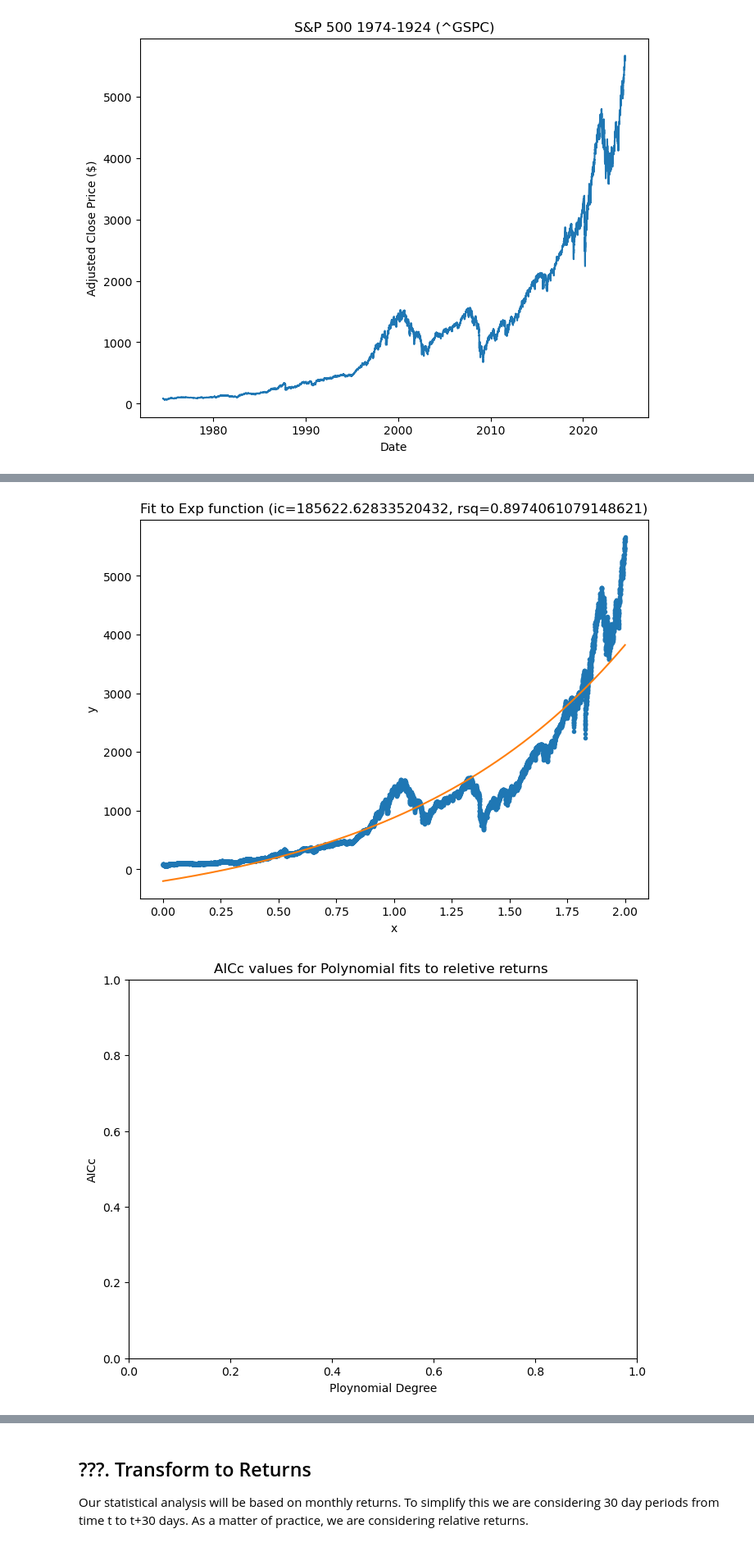
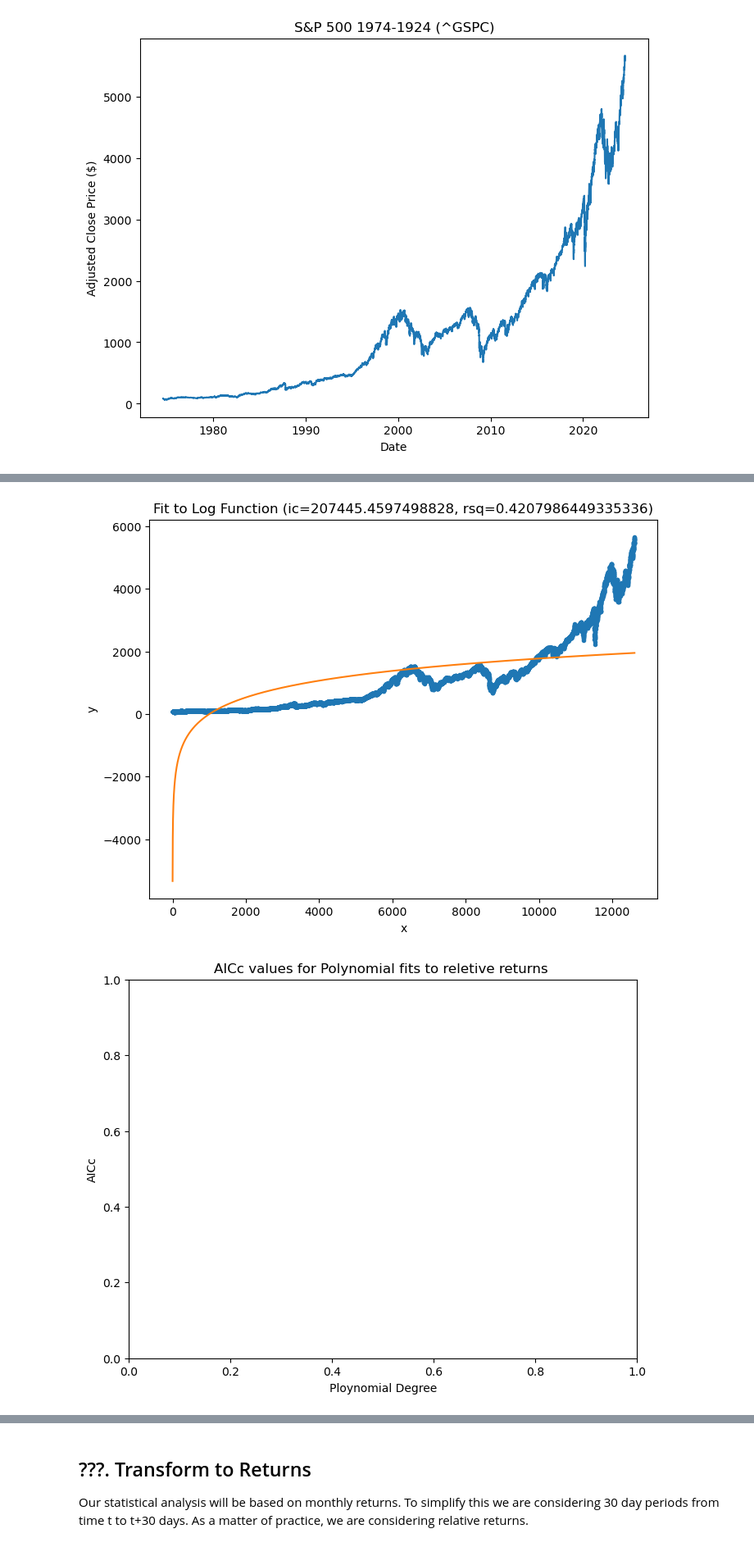
Before and after one commit to Rtasseff/condor_test, a Jupyter notebook: project/202407_marketTrends.ipynb, the cells around one changed output, grey strips where cells are left out. Shown: that part at 82% size. Cells and saved outputs as stored; diff of their text form; code cells hidden in the pictures.

```diff
--- a/project/202407_marketTrends.ipynb
+++ b/project/202407_marketTrends.ipynb
@@ -115,7 +134,7 @@ Here we will use the corrected Akaike Information Criterion, AICc.
 # %%
 
 # maximum order of polynomials (we exclude 0th) *USER SET*
-maxPolyOrder = 7
+maxPolyOrder = 6
 
 ##############
 
@@ -130,13 +149,35 @@ y = sp500_history['Adj Close**']
 
 
 
-def run_model(X,y,name,x):
+def run_model(X,y):
     # statsmodels ordinary least squares regression model
     regr = OLS(y, X).fit()
     ic = regr.bic
     rsq = regr.rsquared_adj
     yHat = regr.predict(X)
 
+    return ic, rsq, yHat, regr
+
+# Run through all poly deg models
+for i in range(maxPolyOrder):
+    polyOrder = i+1
+    name = 'Polynomial Order '+str(polyOrder)
+    names.append(name)
+
+    # Create X matrix
+    if polyOrder == 1:
+        X = add_constant(x.reshape(-1, 1))
+    else:
+        X = np.c_[X, x**polyOrder]
+
+    ic, rsq, yHat, model = run_model(X,y)
+
+    # Hack to capture the chosen fit of order 4, added posthock
+    if polyOrder == 4:
+        yHat_final = yHat
+
+    ics.append(ic)
+    rsqs.append(rsq)
 
     # Plot the data for sanity check
     plt.figure(figsize=(8, 6))
@@ -146,33 +187,40 @@ def run_model(X,y,name,x):
     plt.title('Fit to '+name+' (ic='+str(ic)+', rsq='+str(rsq)+')')
     plt.show()
 
-    return ic, rsq, regr
 
-# Run through all poly deg models
-for i in range(maxPolyOrder):
-    polyOrder = i+1
-    name = 'Polynomial Order '+str(polyOrder)
+# Run for exp function: y=Aexp(Bx) -> log(y)=log(A)+Bx
+name = 'Exp Function'
+names.append(name)
 
-    # Create X matrix
-    if polyOrder == 1:
-        X = add_constant(x.reshape(-1, 1))
-    else:
-        X = np.c_[X, x**polyOrder]
-
-    ic, rsq, regr = run_model(X,y,name,x)
-    names.append(name)
-    ics.append(ic)
-    rsqs.append(rsq)
-
-
-# Run for exp function
-x = x+1
-x = x/np.mean(x)
-X = add_constant(np.exp(x.reshape(-1, 1)))
-print(X)
-ic, rsq, regr = run_model(X,y,'Exp function',x)
+X = add_constant(x.reshape(-1, 1))
+ic, rsq, yHatLog, model = run_model(X,np.log(y))
 ics.append(ic)
 rsqs.append(rsq)
+
+# Plot the data for sanity check
+plt.figure(figsize=(8, 6))
+plt.plot(x, y,'.',x,np.exp(yHatLog),'-')
+plt.xlabel('x')
+plt.ylabel('y')
+plt.title('Fit to '+name+' (ic='+str(ic)+', rsq='+str(rsq)+')')
+plt.show()
+
+# Run for log function: y=A+Blog(x)
+name = 'Log Function'
+names.append(name)
+
+X = add_constant(np.log(x+1).reshape(-1, 1))
+ic, rsq, yHat, model = run_model(X,y)
+ics.append(ic)
+rsqs.append(rsq)
+
+# Plot the data for sanity check
+plt.figure(figsize=(8, 6))
+plt.plot(x, y,'.',x,yHat,'-')
+plt.xlabel('x')
+plt.ylabel('y')
+plt.title('Fit to '+name+' (ic='+str(ic)+', rsq='+str(rsq)+')')
+plt.show()
 
 # Plot AICcs for inspection
 plt.figure(figsize=(8, 6))
@@ -201,2 +242,2 @@ print(ics)
-[figure, old version]
+[figure, new version]
 [figure]
```
Also changed, not shown: parts of 7 cells of this notebook.
